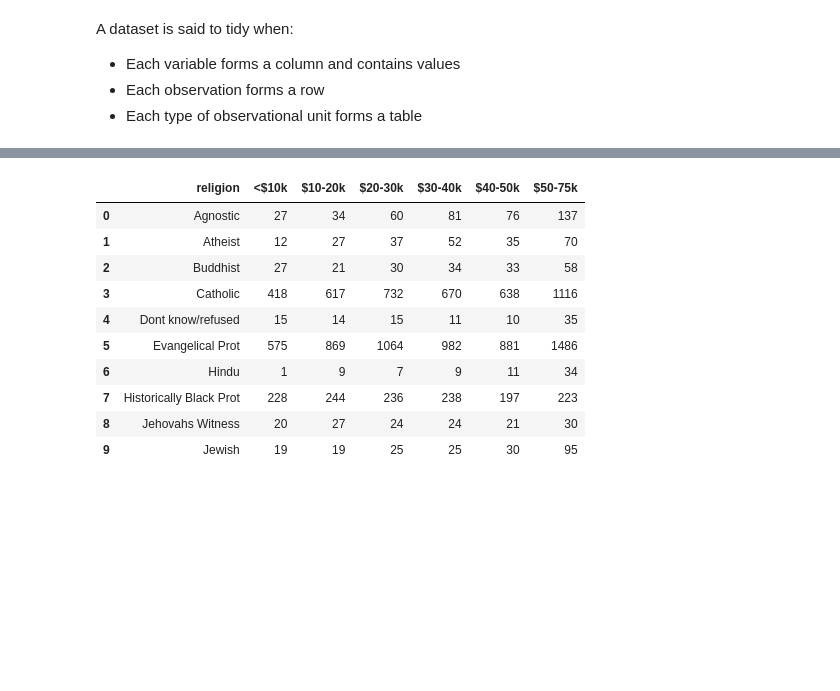
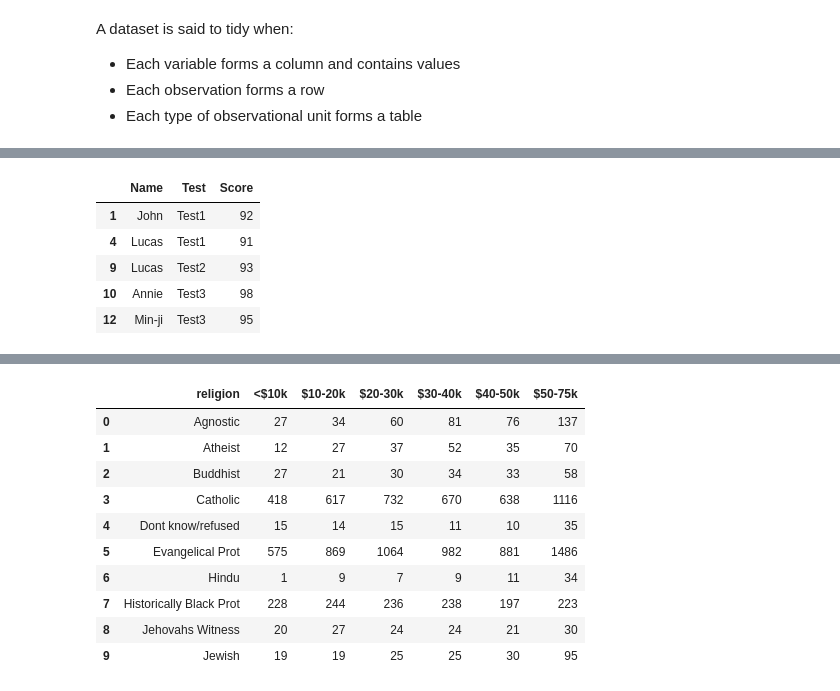
Before and after one commit to joeelorm/Data_Science, a Jupyter notebook: Data Cleaninig/Tidy Data.ipynb, the cells around one changed output, grey strips where cells are left out. Cells and saved outputs as stored; diff of their text form; code cells hidden in the pictures; blank space fills up the shorter version.

Commit message:
Tidy Data

```diff
--- a/Data Cleaninig/Tidy Data.ipynb
+++ b/Data Cleaninig/Tidy Data.ipynb
@@ -3,3 +3,12 @@ A dataset is said to tidy when:
 - Each variable forms a column and contains values
 - Each observation forms a row
 - Each type of observational unit forms a table
+# %%
+import pandas as pd
+
+## Create Data
+data = pd.DataFrame({"Name":["Annie", "John", "Min-ji", "Ravi", "Lucas"],
+    "Test1" : [85,92,88,86,91],
+    "Test2" : [78,86,79,90,93],
+    "Test3" : [98,90,95,78,88]})
+print(data)
@@ -5,0 +24,5 @@ A dataset is said to tidy when:
+# %%
+#Converting the above dataset into a tidy one (long form) using melt
+
+data_tidy = pd.melt(frame = data, id_vars = 'Name', var_name = 'Test', value_name = 'Score')
+print(data_tidy)
@@ -5,0 +66,9 @@ A dataset is said to tidy when:
+# %%
+data_tidy[data_tidy["Score"] > 90] #students who got scores higher than 90
+# %% [output]
+|  | Name | Test | Score |
+| 1 | John | Test1 | 92 |
+| 4 | Lucas | Test1 | 91 |
+| 9 | Lucas | Test2 | 93 |
+| 10 | Annie | Test3 | 98 |
+| 12 | Min-ji | Test3 | 95 |
```
Also changed, not shown: parts of 8 cells of this notebook.
